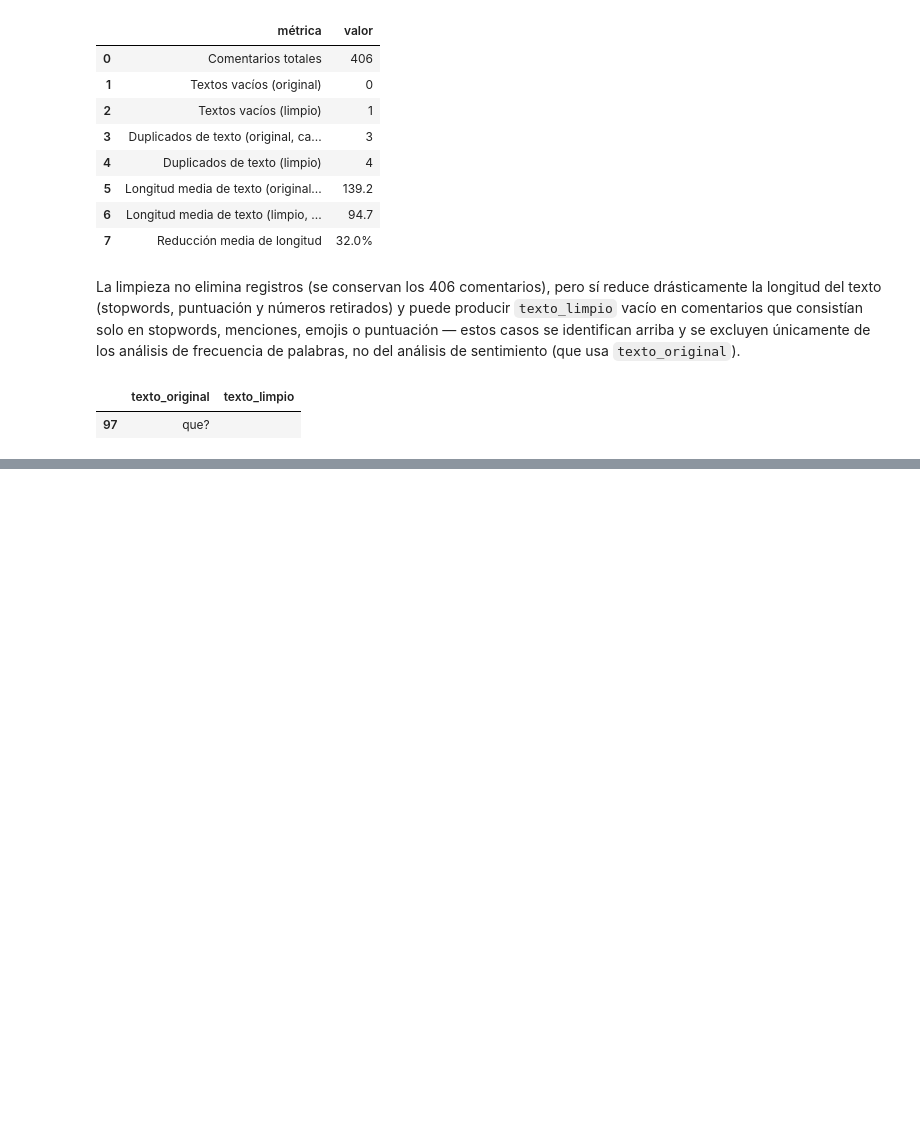
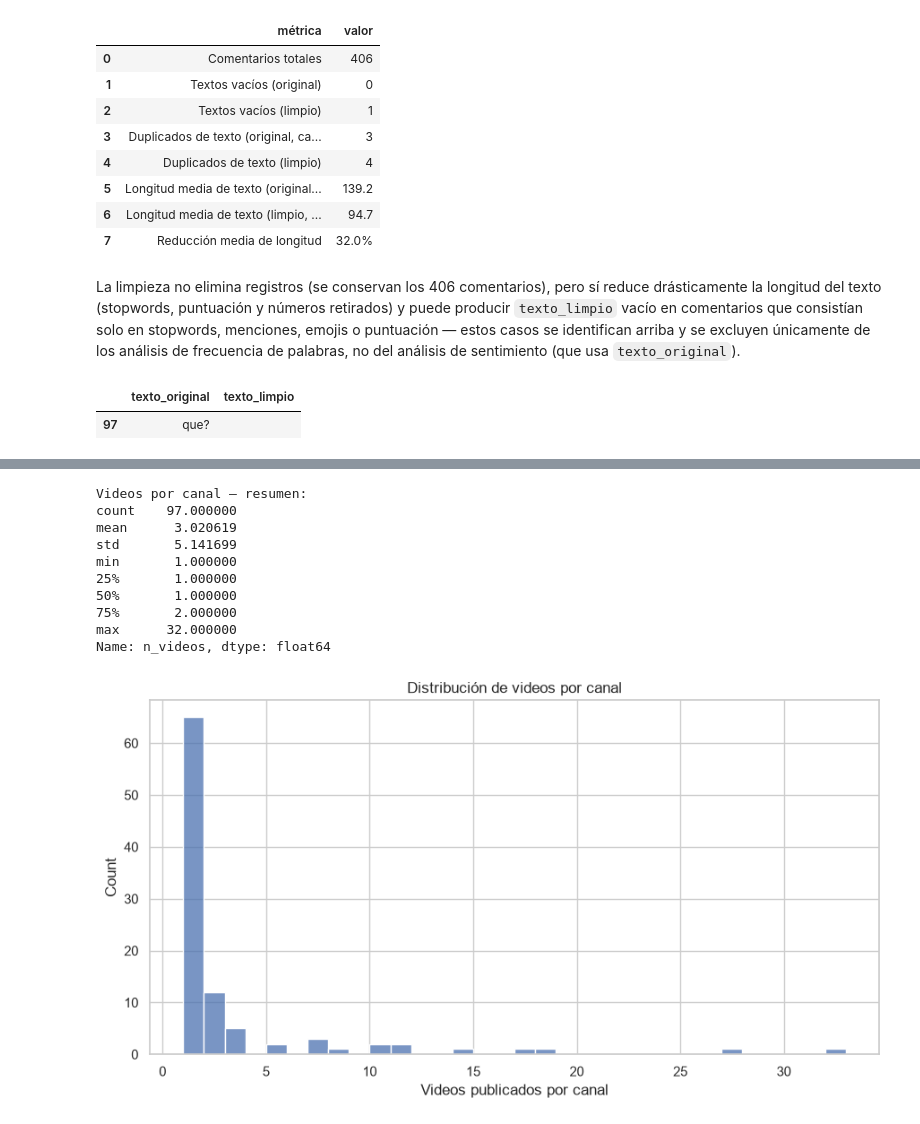
Before and after one commit to DavidDominguez-11/DS-Lab1, a Jupyter notebook: Laboratorio_6.ipynb, the cells around one changed output, grey strips where cells are left out. Saved outputs shown, nothing was run; the diff lists cells and outputs as text; code cells hidden in the pictures; blank space fills up the shorter version.

Commit message:
Agregar analisis exploratorio de videos, comentarios y texto

```diff
--- a/Laboratorio_6.ipynb
+++ b/Laboratorio_6.ipynb
@@ -583,0 +604,23 @@ comments.loc[comments["texto_limpio"].str.strip() == "", ["texto_original", "tex
+# %%
+videos_por_canal = videos.groupby("channel_id").size().rename("n_videos")
+print("Videos por canal — resumen:")
+print(videos_por_canal.describe())
+
+fig, ax = plt.subplots()
+sns.histplot(videos_por_canal, bins=range(1, videos_por_canal.max() + 2), ax=ax, color="#4C72B0")
+ax.set_title("Distribución de videos por canal")
+ax.set_xlabel("Videos publicados por canal")
+plt.tight_layout()
+plt.show()
+# %% [output]
+Videos por canal — resumen:
+count    97.000000
+mean      3.020619
+std       5.141699
+min       1.000000
+25%       1.000000
+50%       1.000000
+75%       2.000000
+max      32.000000
+Name: n_videos, dtype: float64
+[figure, added]
```
Also changed, not shown: parts of 18 cells of this notebook.
